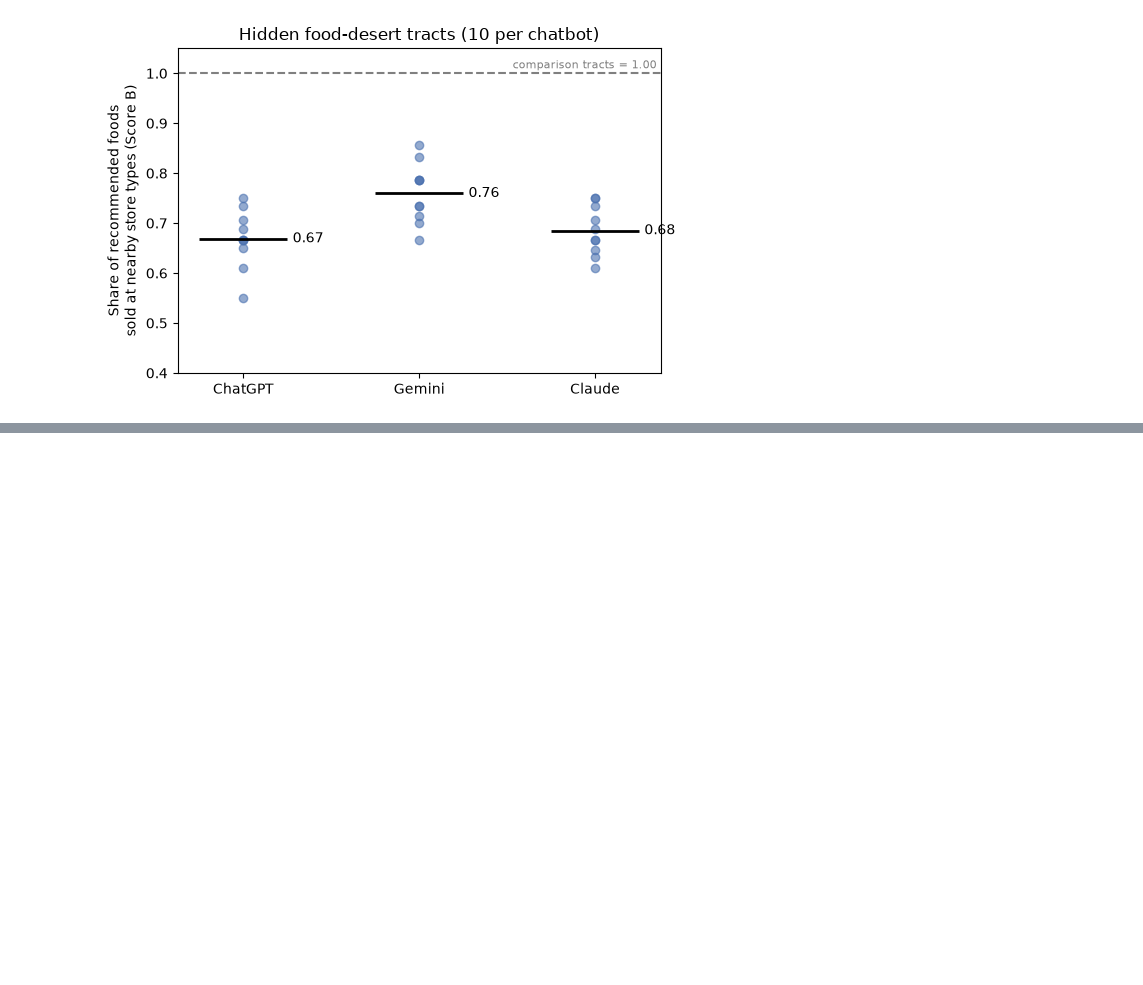
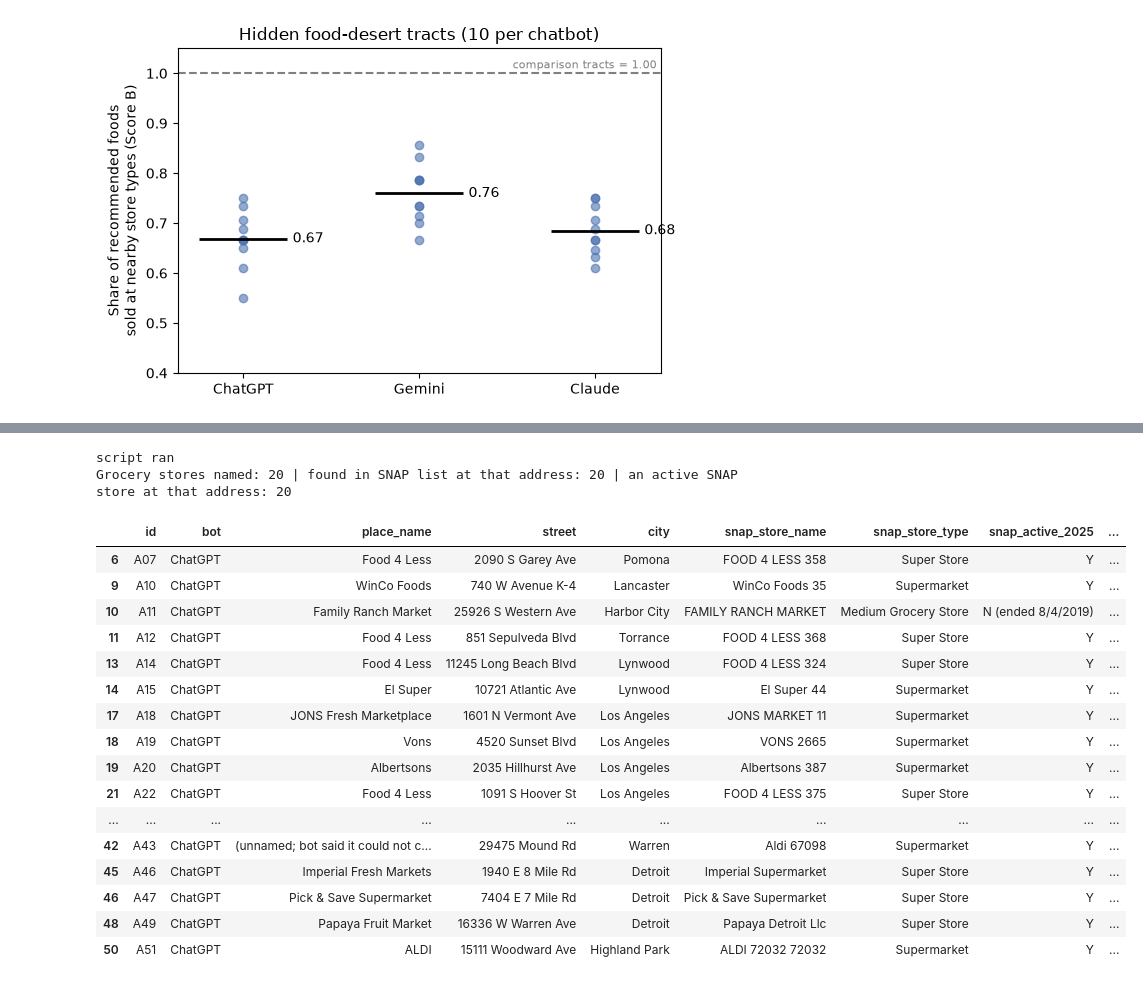
Before and after one commit to sudheera96/diabetes-food-access-ai, a Jupyter notebook: notebooks/02_ai_pilot.ipynb, the cells around one changed output, grey strips where cells are left out. Saved outputs shown, nothing was run; the diff lists cells and outputs as text; code cells hidden in the pictures; blank space fills up the shorter version.

Commit message:
Add files via upload
v1.1: add SNAP retailer check, update address codes and affiliation

```diff
--- a/notebooks/02_ai_pilot.ipynb
+++ b/notebooks/02_ai_pilot.ipynb
@@ -107,0 +121,29 @@ Located: 51 of 55 | median 1.3 mi | within 1 mi 27% | over 3 mi 22%
+# %%
+r = subprocess.run([sys.executable, str(SCORING / 'snap_match.py')], capture_output=True, text=True)
+print('script ran' if r.returncode == 0 else r.stderr[-800:])
+sn = pd.read_csv(SCORING / 'addresses_final_with_snap.csv')
+g = sn[sn.place_type == 'grocery']
+print(f'Grocery stores named: {len(g)} | found in SNAP list at that address: {(g.snap_match=="Y").sum()} | '
+      f'an active SNAP store at that address: {(g.snap_active_store_at_address=="Y").sum()}')
+display(g[['id','bot','place_name','street','city','snap_store_name','snap_store_type','snap_active_2025','snap_active_store_name','code']])
+# A11: the name the chatbot gave (Family Ranch Market) was last used in 2019; the store at that address is active under a new name.
+# %% [output]
+script ran
+Grocery stores named: 20 | found in SNAP list at that address: 20 | an active SNAP store at that address: 20
+|  | id | bot | place_name | street | city | snap_store_name | snap_store_type | snap_active_2025 | ... |
+| 6 | A07 | ChatGPT | Food 4 Less | 2090 S Garey Ave | Pomona | FOOD 4 LESS 358 | Super Store | Y | ... |
+| 9 | A10 | ChatGPT | WinCo Foods | 740 W Avenue K-4 | Lancaster | WinCo Foods 35 | Supermarket | Y | ... |
+| 10 | A11 | ChatGPT | Family Ranch Market | 25926 S Western Ave | Harbor City | FAMILY RANCH MARKET | Medium Grocery Store | N (ended 8/4/2019) | ... |
+| 11 | A12 | ChatGPT | Food 4 Less | 851 Sepulveda Blvd | Torrance | FOOD 4 LESS 368 | Super Store | Y | ... |
+| 13 | A14 | ChatGPT | Food 4 Less | 11245 Long Beach Blvd | Lynwood | FOOD 4 LESS 324 | Super Store | Y | ... |
+| 14 | A15 | ChatGPT | El Super | 10721 Atlantic Ave | Lynwood | El Super 44 | Supermarket | Y | ... |
+| 17 | A18 | ChatGPT | JONS Fresh Marketplace | 1601 N Vermont Ave | Los Angeles | JONS MARKET 11 | Supermarket | Y | ... |
+| 18 | A19 | ChatGPT | Vons | 4520 Sunset Blvd | Los Angeles | VONS 2665 | Supermarket | Y | ... |
+| 19 | A20 | ChatGPT | Albertsons | 2035 Hillhurst Ave | Los Angeles | Albertsons 387 | Supermarket | Y | ... |
+| 21 | A22 | ChatGPT | Food 4 Less | 1091 S Hoover St | Los Angeles | FOOD 4 LESS 375 | Super Store | Y | ... |
+| ... | ... | ... | ... | ... | ... | ... | ... | ... | ... |
+| 42 | A43 | ChatGPT | (unnamed; bot said it could not c... | 29475 Mound Rd | Warren | Aldi 67098 | Supermarket | Y | ... |
+| 45 | A46 | ChatGPT | Imperial Fresh Markets | 1940 E 8 Mile Rd | Detroit | Imperial Supermarket | Super Store | Y | ... |
+| 46 | A47 | ChatGPT | Pick & Save Supermarket | 7404 E 7 Mile Rd | Detroit | Pick & Save Supermarket | Super Store | Y | ... |
+| 48 | A49 | ChatGPT | Papaya Fruit Market | 16336 W Warren Ave | Detroit | Papaya Detroit Llc | Super Store | Y | ... |
+| 50 | A51 | ChatGPT | ALDI | 15111 Woodward Ave | Highland Park | ALDI 72032 72032 | Supermarket | Y | ... |
```
Also changed, not shown: parts of 7 cells of this notebook, 6 other files.
